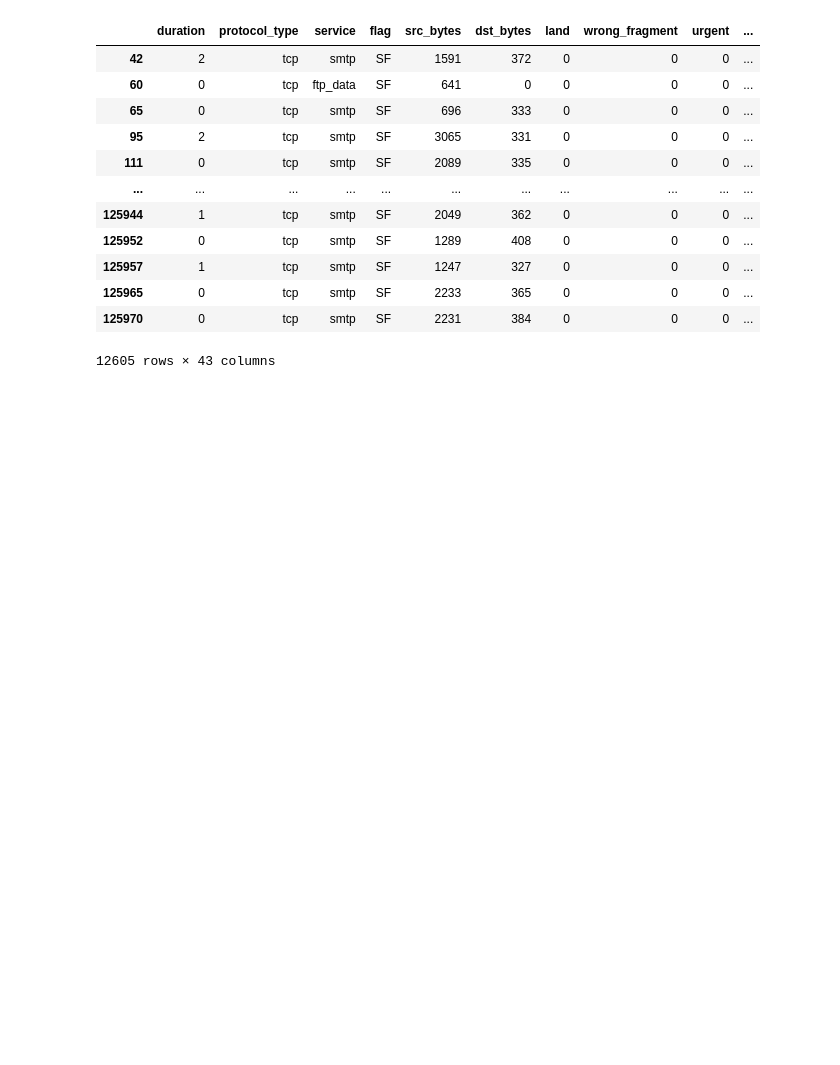
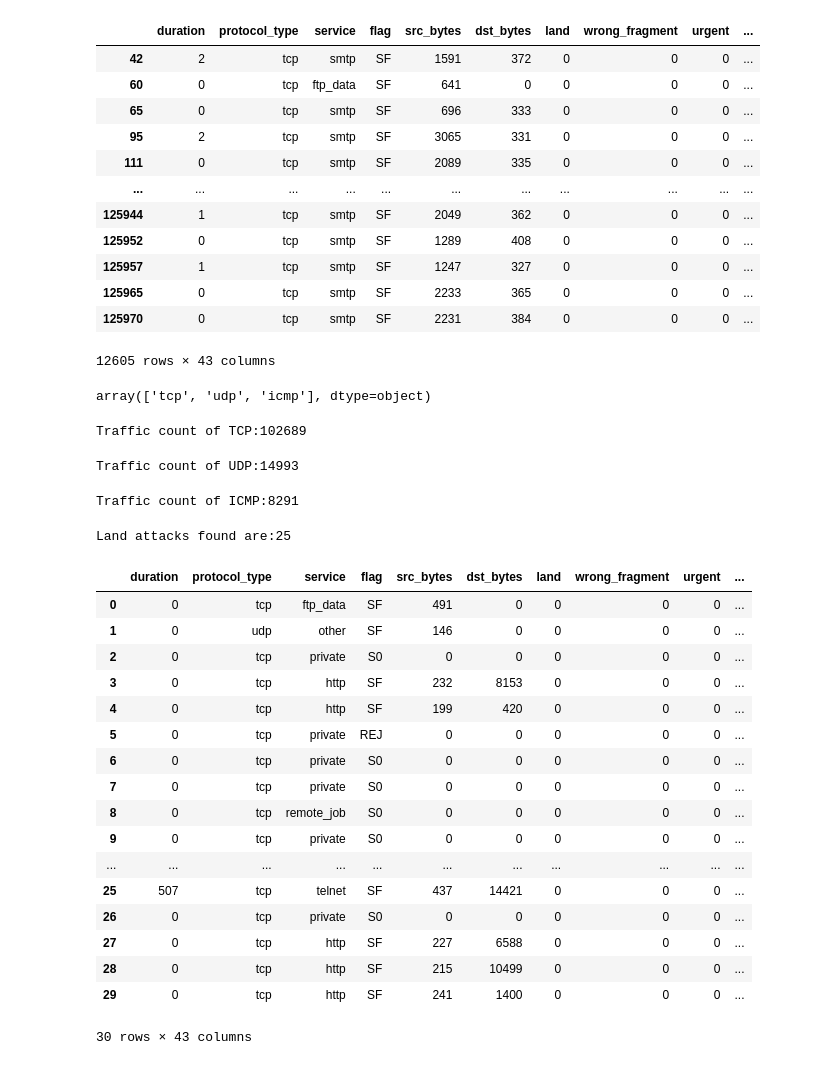
Before and after one commit to mailech/SentinelNet-AI-Powered-Network-Intrusion-Detection-System-, a Jupyter notebook: notebooks/intrusion_detection.ipynb, the cells around one changed output. Drawn from its saved outputs; the diff is of its cells as text; code cells hidden in the pictures; blank space fills up the shorter version.

```diff
--- a/notebooks/intrusion_detection.ipynb
+++ b/notebooks/intrusion_detection.ipynb
@@ -237,3 +235,51 @@ df[(df['protocol_type']=='tcp') & (df['src_bytes']>500)]
 | 125965 | 0 | tcp | smtp | SF | 2233 | 365 | 0 | 0 | 0 | ... |
 | 125970 | 0 | tcp | smtp | SF | 2231 | 384 | 0 | 0 | 0 | ... |
 12605 rows × 43 columns
+# %%
+subset=df[['duration','protocol_type','class']]
+subset.head()
+df['protocol_type'].unique()
+# %% [output]
+array(['tcp', 'udp', 'icmp'], dtype=object)
+# %%
+tcp_traffic=df[df['protocol_type']=='tcp']
+print(f"Traffic count of TCP:{len(tcp_traffic)}")
+# %% [output]
+Traffic count of TCP:102689
+# %%
+udp_traffic=df[df['protocol_type']=='udp']
+print(f"Traffic count of UDP:{len(udp_traffic)}")
+# %% [output]
+Traffic count of UDP:14993
+# %%
+icmp_traffic=df[df['protocol_type']=='icmp']
+print(f"Traffic count of ICMP:{len(icmp_traffic)}")
+# %% [output]
+Traffic count of ICMP:8291
+# %%
+land_attack=df[df['land']==1]
+print(f"Land attacks found are:{len(land_attack)}")
+# %% [output]
+Land attacks found are:25
+# %%
+f_t_r=df.iloc[0:30]
+f_t_r
+# %% [output]
+|  | duration | protocol_type | service | flag | src_bytes | dst_bytes | land | wrong_fragment | urgent | ... |
+| 0 | 0 | tcp | ftp_data | SF | 491 | 0 | 0 | 0 | 0 | ... |
+| 1 | 0 | udp | other | SF | 146 | 0 | 0 | 0 | 0 | ... |
+| 2 | 0 | tcp | private | S0 | 0 | 0 | 0 | 0 | 0 | ... |
+| 3 | 0 | tcp | http | SF | 232 | 8153 | 0 | 0 | 0 | ... |
+| 4 | 0 | tcp | http | SF | 199 | 420 | 0 | 0 | 0 | ... |
+| 5 | 0 | tcp | private | REJ | 0 | 0 | 0 | 0 | 0 | ... |
+| 6 | 0 | tcp | private | S0 | 0 | 0 | 0 | 0 | 0 | ... |
+| 7 | 0 | tcp | private | S0 | 0 | 0 | 0 | 0 | 0 | ... |
+| 8 | 0 | tcp | remote_job | S0 | 0 | 0 | 0 | 0 | 0 | ... |
+| 9 | 0 | tcp | private | S0 | 0 | 0 | 0 | 0 | 0 | ... |
+| ... | ... | ... | ... | ... | ... | ... | ... | ... | ... | ... |
+| 25 | 507 | tcp | telnet | SF | 437 | 14421 | 0 | 0 | 0 | ... |
+| 26 | 0 | tcp | private | S0 | 0 | 0 | 0 | 0 | 0 | ... |
+| 27 | 0 | tcp | http | SF | 227 | 6588 | 0 | 0 | 0 | ... |
+| 28 | 0 | tcp | http | SF | 215 | 10499 | 0 | 0 | 0 | ... |
+| 29 | 0 | tcp | http | SF | 241 | 1400 | 0 | 0 | 0 | ... |
+30 rows × 43 columns
```
Also changed, not shown: parts of 6 cells of this notebook.
